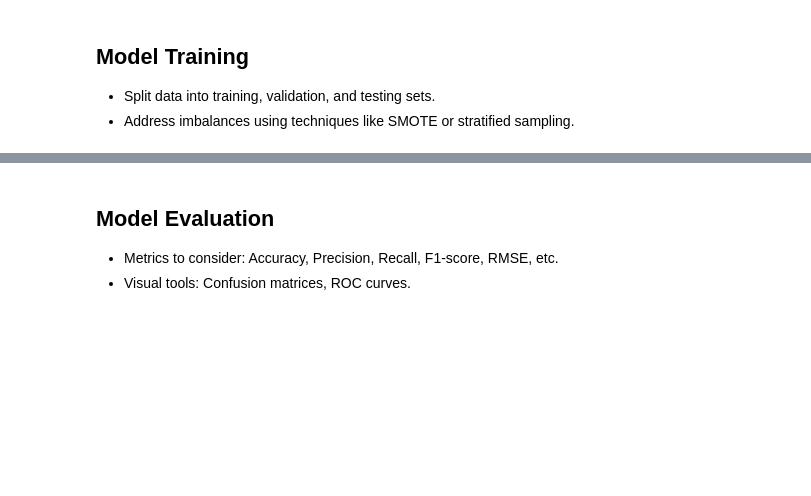
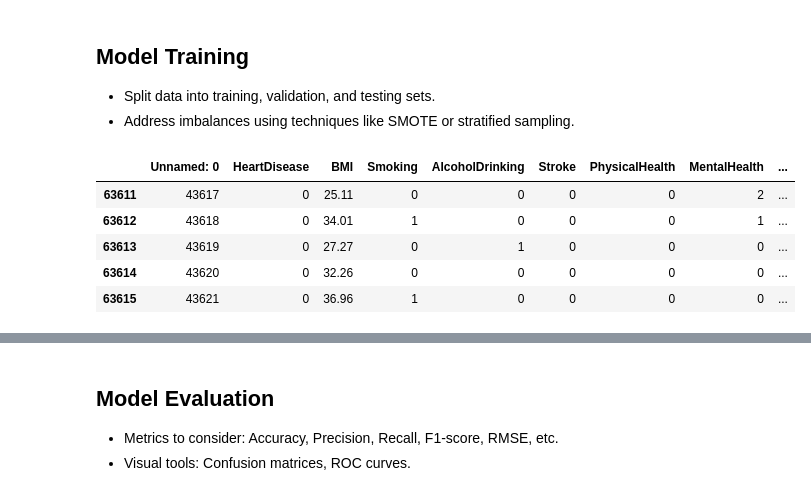
Before and after one commit to saifsame7/Health-Care-predictive-model, a Jupyter notebook: project_notebook_template.ipynb, the cells around one changed output, grey strips where cells are left out. Saved outputs shown, nothing was run; the diff lists cells and outputs as text; code cells hidden in the pictures; blank space fills up the shorter version.

```diff
--- a/project_notebook_template.ipynb
+++ b/project_notebook_template.ipynb
@@ -361,8 +631,15 @@ import pandas as pd
 - Split data into training, validation, and testing sets.
 - Address imbalances using techniques like SMOTE or stratified sampling.
 # %%
-df= pd.read_csv("E:\AMIT\Health-Care-predictive-model\i_hope_it_work.csv")
+df= pd.read_csv("/content/Health-Care-predictive-model/i_hope_it_work.csv")
 df.tail()
+# %% [output]
+|  | Unnamed: 0 | HeartDisease | BMI | Smoking | AlcoholDrinking | Stroke | PhysicalHealth | MentalHealth | ... |
+| 63611 | 43617 | 0 | 25.11 | 0 | 0 | 0 | 0 | 2 | ... |
+| 63612 | 43618 | 0 | 34.01 | 1 | 0 | 0 | 0 | 1 | ... |
+| 63613 | 43619 | 0 | 27.27 | 0 | 1 | 0 | 0 | 0 | ... |
+| 63614 | 43620 | 0 | 32.26 | 0 | 0 | 0 | 0 | 0 | ... |
+| 63615 | 43621 | 0 | 36.96 | 1 | 0 | 0 | 0 | 0 | ... |
 # %%
 df = df.loc[:, ~df.columns.str.contains('^Unnamed')]
 # %%
```
Also changed, not shown: parts of 36 cells of this notebook.
